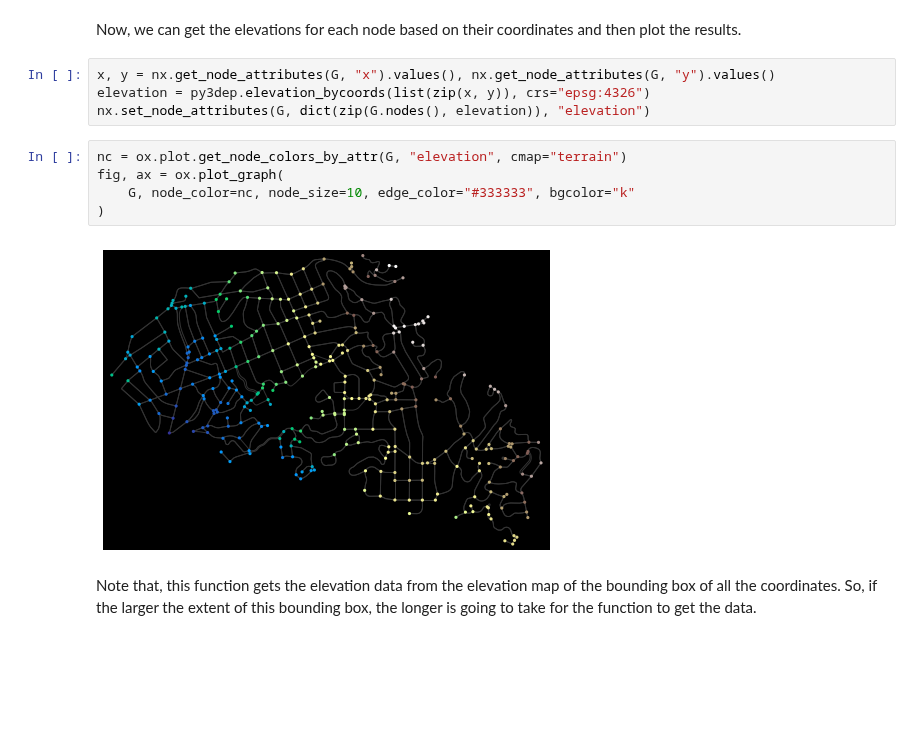
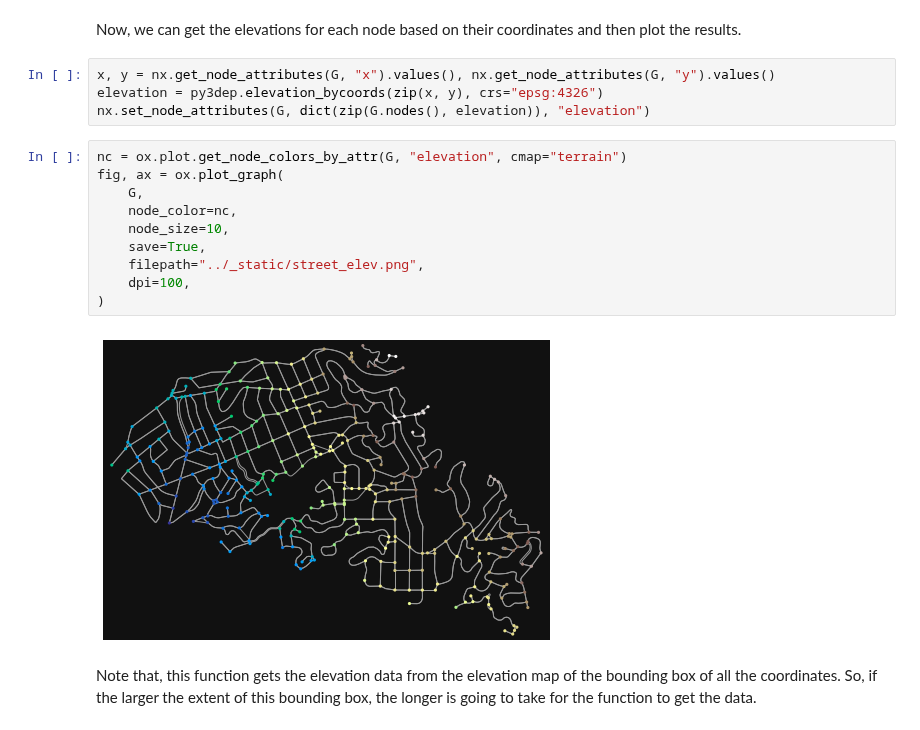
Before and after one commit to hyriver/pygeohydro, a Jupyter notebook: docs/examples/3dep.ipynb, the cells around one changed output. Saved outputs shown, nothing was run; the diff lists cells and outputs as text; blank space fills up the shorter version.

```diff
--- a/docs/examples/3dep.ipynb
+++ b/docs/examples/3dep.ipynb
@@ -56,15 +57,20 @@ G = ox.graph_from_place("Piedmont, California, USA", network_type="drive")
 Now, we can get the elevations for each node based on their coordinates and then plot the results.
 # %%
 x, y = nx.get_node_attributes(G, "x").values(), nx.get_node_attributes(G, "y").values()
-elevation = py3dep.elevation_bycoords(list(zip(x, y)), crs="epsg:4326")
+elevation = py3dep.elevation_bycoords(zip(x, y), crs="epsg:4326")
 nx.set_node_attributes(G, dict(zip(G.nodes(), elevation)), "elevation")
 # %%
 nc = ox.plot.get_node_colors_by_attr(G, "elevation", cmap="terrain")
 fig, ax = ox.plot_graph(
-    G, node_color=nc, node_size=10, edge_color="#333333", bgcolor="k"
+    G,
+    node_color=nc,
+    node_size=10,
+    save=True,
+    filepath="../_static/street_elev.png",
+    dpi=100,
 )
 # %% [output]
-[figure, old version]
+[figure, new version]
 # %% [markdown]
 Note that, this function gets the elevation data from the elevation map of the bounding box of all the coordinates. So, if the larger the extent of this bounding box, the longer is going to take for the function to get the data.
 # %% [markdown]
```
Also changed, not shown: parts of 3 cells of this notebook, 3 other files.
